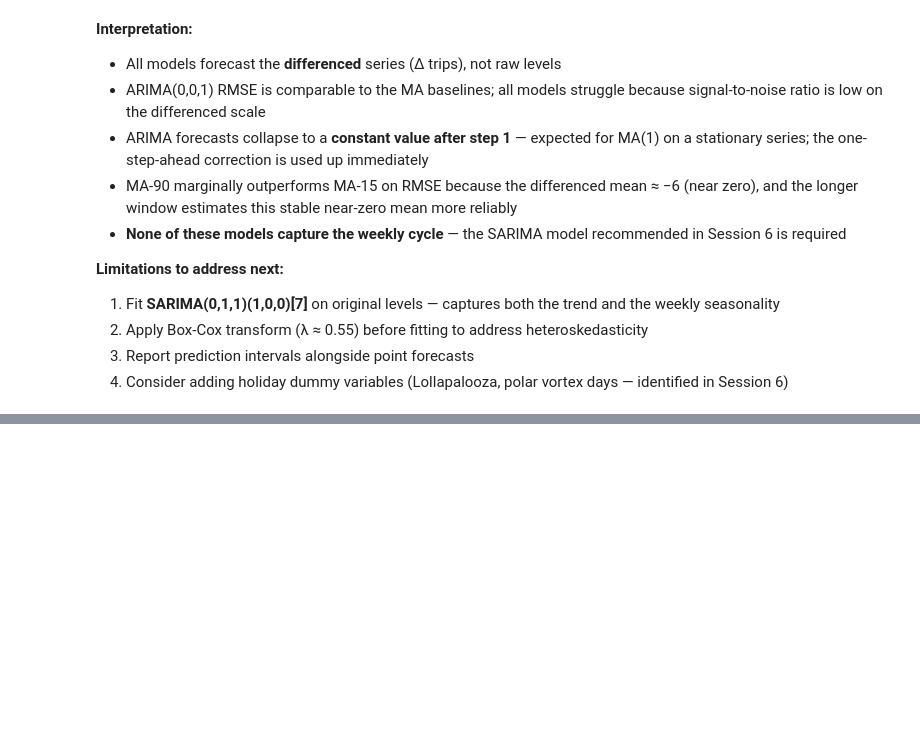
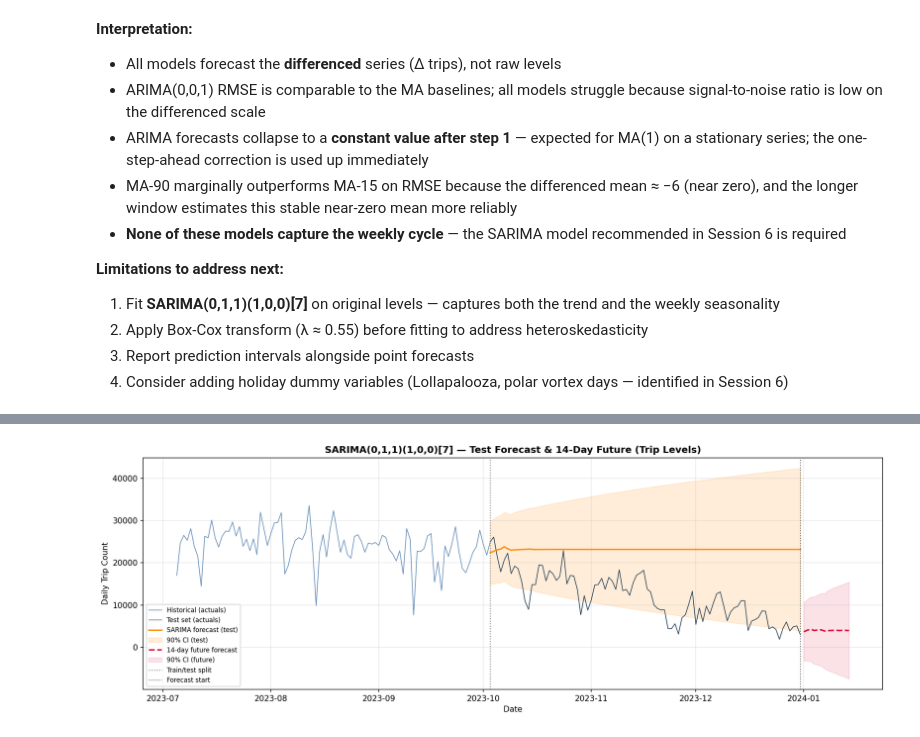
Before and after one commit to luisakaczmarek/Bike_sharing_data_analysis, a Jupyter notebook: Session_7_8.ipynb, the cells around one changed output, grey strips where cells are left out. Cells and saved outputs as stored; diff of their text form; code cells hidden in the pictures; blank space fills up the shorter version.

```diff
--- a/Session_7_8.ipynb
+++ b/Session_7_8.ipynb
@@ -905,0 +1188,20 @@ plt.show()
+# %%
+from statsmodels.tsa.statespace.sarimax import SARIMAX
+from sklearn.metrics import mean_squared_error, mean_absolute_error
+import warnings
+warnings.filterwarnings('ignore')
+
+TEST_SIZE = 90
+train_levels = daily_trips.iloc[:-TEST_SIZE]
+test_levels  = daily_trips.iloc[-TEST_SIZE:]
+
+# ── Fit SARIMA(0,1,1)(1,0,0)[7] on raw levels ────────────────────────────────
+sarima_model = SARIMAX(
+    train_levels,
+    order=(0, 1, 1),
+    seasonal_order=(1, 0, 0, 7),
+    enforce_stationarity=True,
+    enforce_invertibility=True
+)
+sarima_fitted = sarima_model.fit(disp=False)
+print(sarima_fitted.summary())
@@ -905,0 +1231,69 @@ plt.show()
+# %%
+import matplotlib.pyplot as plt
+import numpy as np
+
+# ── Forecast on test set (levels) ────────────────────────────────────────────
+sarima_forecast = sarima_fitted.get_forecast(steps=TEST_SIZE)
+sarima_pred     = sarima_forecast.predicted_mean
+sarima_ci       = sarima_forecast.conf_int(alpha=0.10)  # 90% CI
+
+rmse_sarima = float(np.sqrt(mean_squared_error(test_levels, sarima_pred)))
+mae_sarima  = float(mean_absolute_error(test_levels, sarima_pred))
+mape_sarima = float(np.mean(np.abs((test_levels - sarima_pred) / test_levels)) * 100)
+
+print('SARIMA(0,1,1)(1,0,0)[7] — Test Set Metrics (on LEVELS):')
+print(f'  RMSE: {rmse_sarima:,.1f} trips/day')
+print(f'  MAE:  {mae_sarima:,.1f}  trips/day')
+print(f'  MAPE: {mape_sarima:.2f}%  (meaningful on level forecasts)')
+
+# ── 14-day future forecast ────────────────────────────────────────────────────
+FUTURE_DAYS = 14
+sarima_future_model = SARIMAX(
+    daily_trips,
+    order=(0, 1, 1),
+    seasonal_order=(1, 0, 0, 7),
+    enforce_stationarity=True,
+    enforce_invertibility=True
+)
+sarima_future_fitted  = sarima_future_model.fit(disp=False)
+sarima_future_fc      = sarima_future_fitted.get_forecast(steps=FUTURE_DAYS)
+sarima_future_pred    = sarima_future_fc.predicted_mean
+sarima_future_ci      = sarima_future_fc.conf_int(alpha=0.10)
+
+future_index = sarima_future_pred.index
+
+# ── Plot ─────────────────────────────────────────────────────────────────────
+PLOT_DAYS = 180
+hist_plot  = daily_trips.iloc[-PLOT_DAYS:]
+
+fig, ax = plt.subplots(figsize=(14, 5), dpi=150)
+
+ax.plot(hist_plot.index, hist_plot.values,
+        color='#3a6ea5', linewidth=0.9, alpha=0.8, label='Historical (actuals)')
+ax.plot(test_levels.index, test_levels.values,
+        color='black', linewidth=0.8, alpha=0.6, label='Test set (actuals)')
+ax.plot(sarima_pred.index, sarima_pred.values,
+        color='darkorange', linewidth=1.8, label='SARIMA forecast (test)')
+ax.fill_between(sarima_ci.index,
+                sarima_ci.iloc[:, 0], sarima_ci.iloc[:, 1],
+                color='darkorange', alpha=0.15, label='90% CI (test)')
+ax.plot(sarima_future_pred.index, sarima_future_pred.values,
+        color='crimson', linewidth=2, linestyle='--', label='14-day future forecast')
+ax.fill_between(sarima_future_ci.index,
+                sarima_future_ci.iloc[:, 0], sarima_future_ci.iloc[:, 1],
+                color='crimson', alpha=0.12, label='90% CI (future)')
+
+ax.axvline(test_levels.index[0], color='grey', linestyle=':', linewidth=1.2,
+           label='Train/test split')
+ax.axvline(daily_trips.index[-1], color='dimgrey', linestyle=':', linewidth=1.2,
+           label='Forecast start')
+
+ax.set_title('SARIMA(0,1,1)(1,0,0)[7] — Test Forecast & 14-Day Future (Trip Levels)',
+             fontsize=12, fontweight='bold')
+ax.set_xlabel('Date')
+ax.set_ylabel('Daily Trip Count')
+ax.legend(fontsize=8, loc='lower left')
+ax.grid(True, alpha=0.3)
+plt.tight_layout()
+plt.show()
+# %% [output]
@@ -905,0 +1304 @@ plt.show()
+[figure, added]
```
Also changed, not shown: parts of 25 cells of this notebook, 1 other file.
